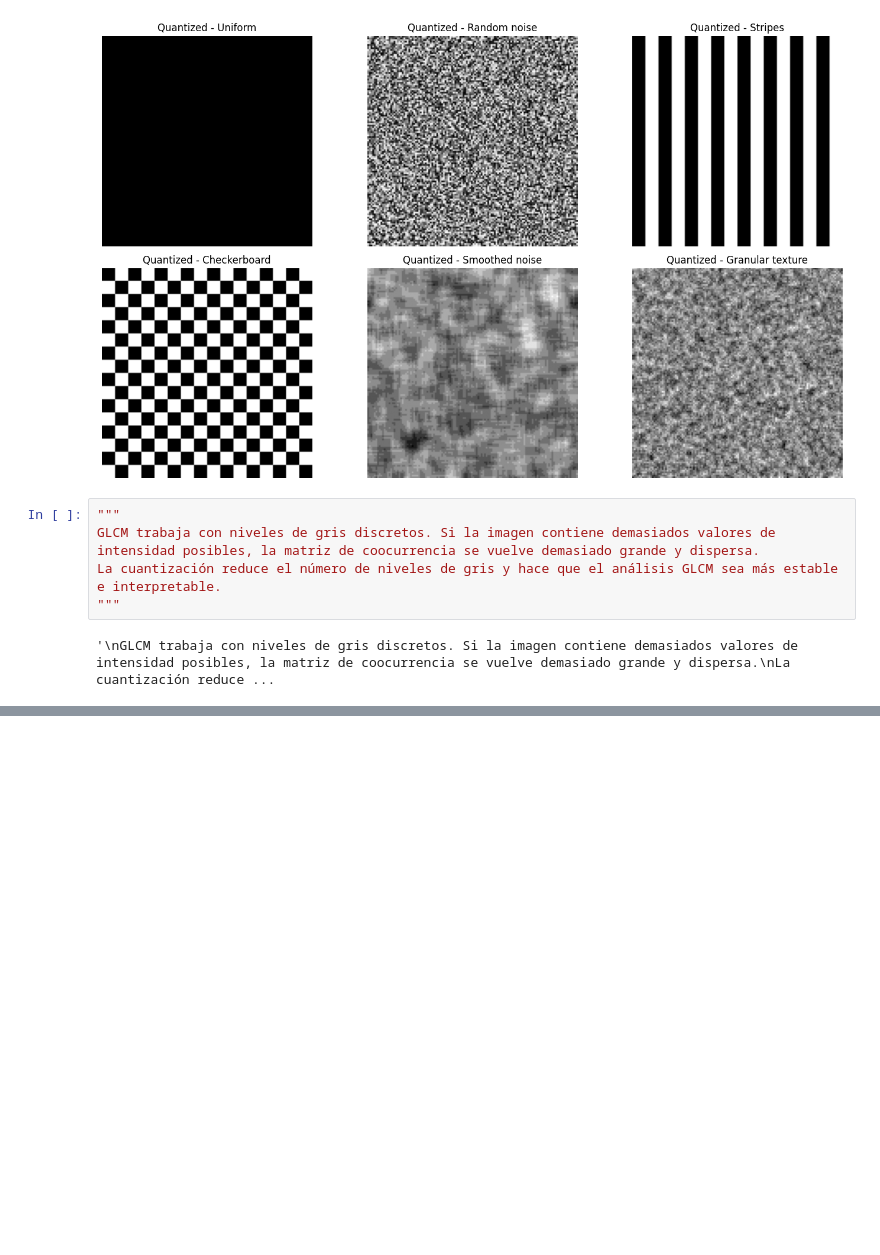
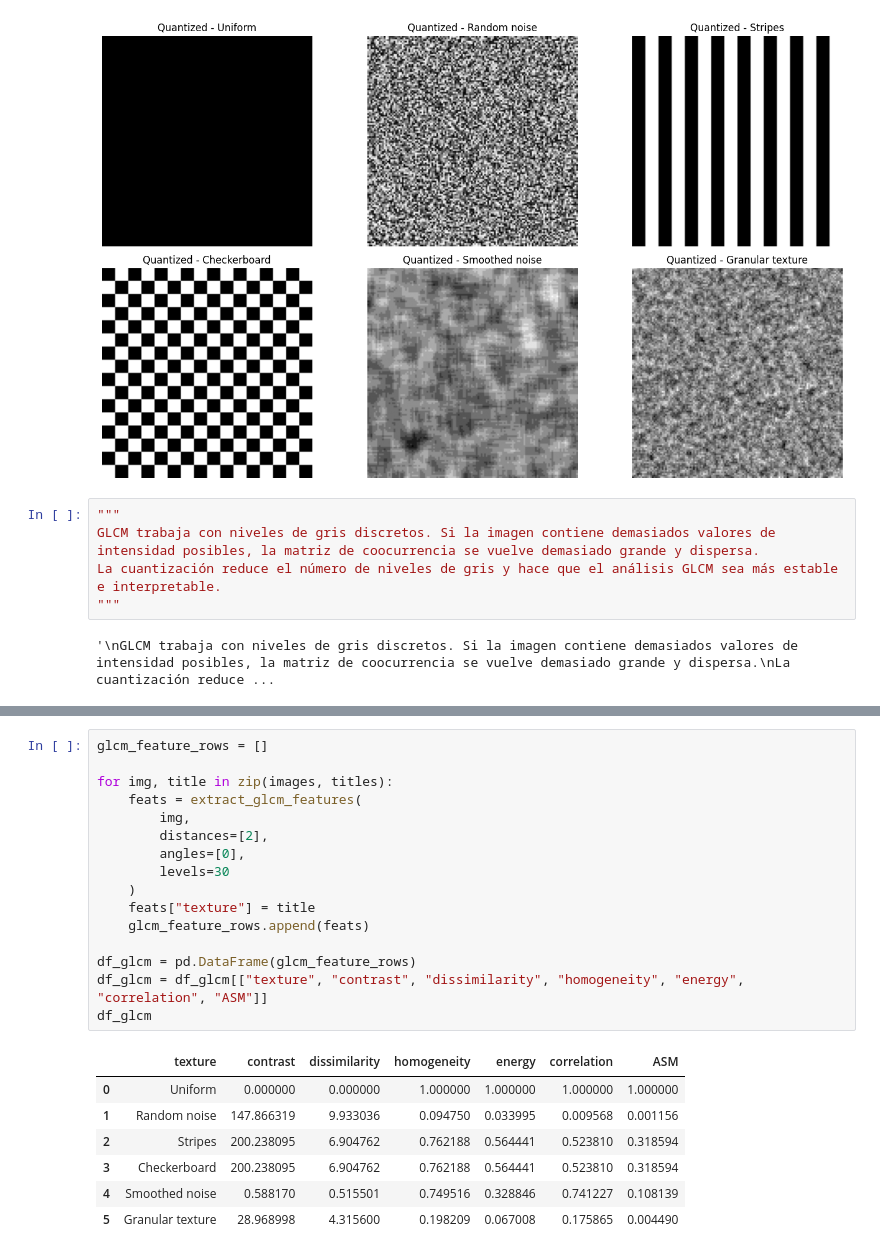
Before and after one commit to peterzm/ai-imaging-portfolio, a Jupyter notebook: 03_computer_vision/notebooks/07_glcm_texture_features.ipynb, the cells around one changed output, grey strips where cells are left out. Saved outputs shown, nothing was run; the diff lists cells and outputs as text; blank space fills up the shorter version.

```diff
--- a/03_computer_vision/notebooks/07_glcm_texture_features.ipynb
+++ b/03_computer_vision/notebooks/07_glcm_texture_features.ipynb
@@ -192,0 +208,24 @@ show_images(
+# %%
+glcm_feature_rows = []
+
+for img, title in zip(images, titles):
+    feats = extract_glcm_features(
+        img,
+        distances=[2],
+        angles=[0],
+        levels=30
+    )
+    feats["texture"] = title
+    glcm_feature_rows.append(feats)
+
+df_glcm = pd.DataFrame(glcm_feature_rows)
+df_glcm = df_glcm[["texture", "contrast", "dissimilarity", "homogeneity", "energy", "correlation", "ASM"]]
+df_glcm
+# %% [output]
+|  | texture | contrast | dissimilarity | homogeneity | energy | correlation | ASM |
+| 0 | Uniform | 0.000000 | 0.000000 | 1.000000 | 1.000000 | 1.000000 | 1.000000 |
+| 1 | Random noise | 147.866319 | 9.933036 | 0.094750 | 0.033995 | 0.009568 | 0.001156 |
+| 2 | Stripes | 200.238095 | 6.904762 | 0.762188 | 0.564441 | 0.523810 | 0.318594 |
+| 3 | Checkerboard | 200.238095 | 6.904762 | 0.762188 | 0.564441 | 0.523810 | 0.318594 |
+| 4 | Smoothed noise | 0.588170 | 0.515501 | 0.749516 | 0.328846 | 0.741227 | 0.108139 |
+| 5 | Granular texture | 28.968998 | 4.315600 | 0.198209 | 0.067008 | 0.175865 | 0.004490 |
```
Also changed, not shown: parts of 4 cells of this notebook, 1 other file.
